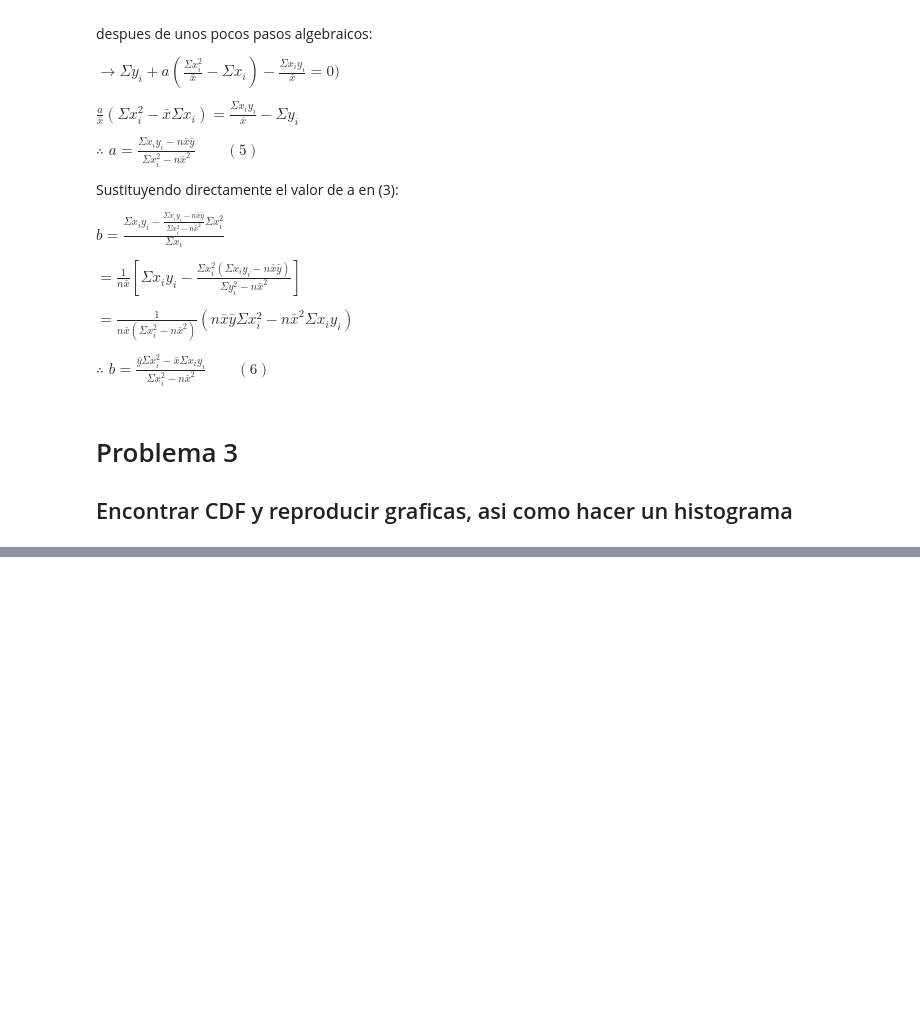
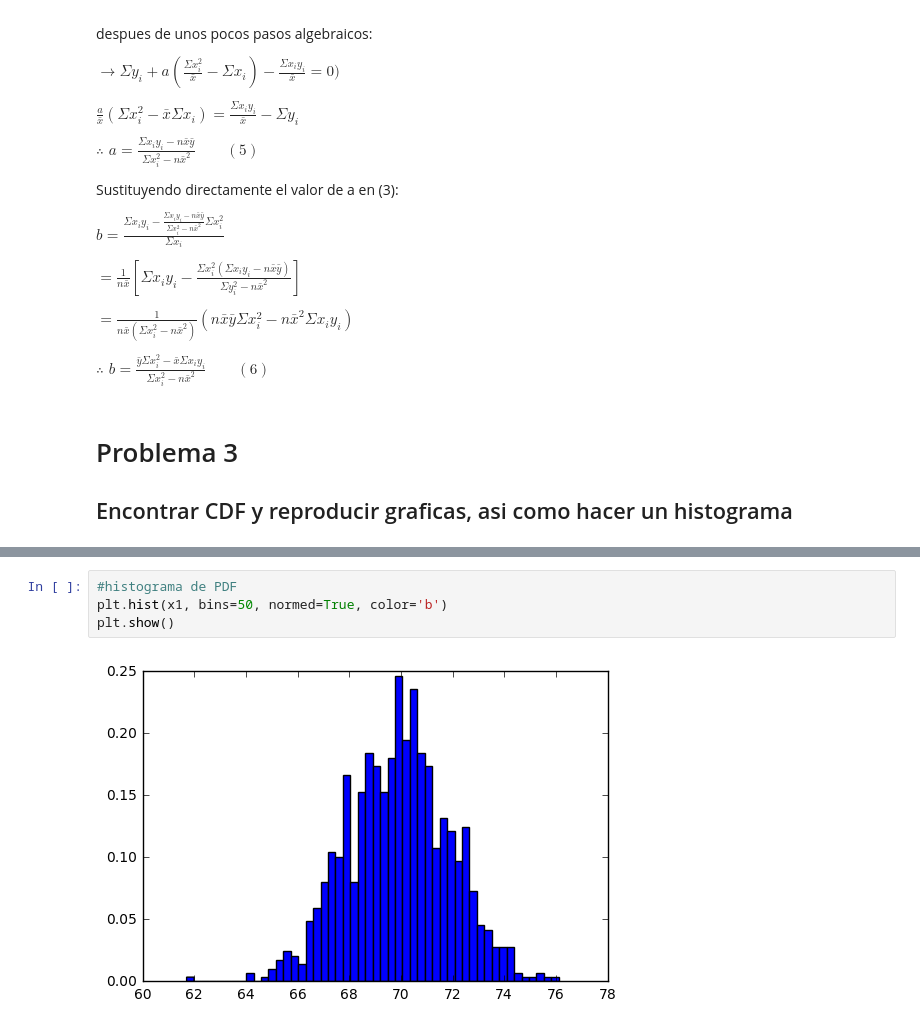
Before and after one commit to Xoca35/Tarea-1, a Jupyter notebook: least_square_method.ipynb, the cells around one changed output, grey strips where cells are left out. Drawn from its saved outputs; the diff is of its cells as text; blank space fills up the shorter version.

```diff
--- a/least_square_method.ipynb
+++ b/least_square_method.ipynb
@@ -100,0 +126,6 @@ $\therefore \,\, b= \frac{ \bar{y}\Sigma x^{2}_{i} -\bar{x} \Sigma x_{i}y_{i}}{\
+# %%
+#histograma de PDF
+plt.hist(x1, bins=50, normed=True, color='b')
+plt.show()
+# %% [output]
+[figure, added]
```
Also changed, not shown: parts of 7 cells of this notebook.
